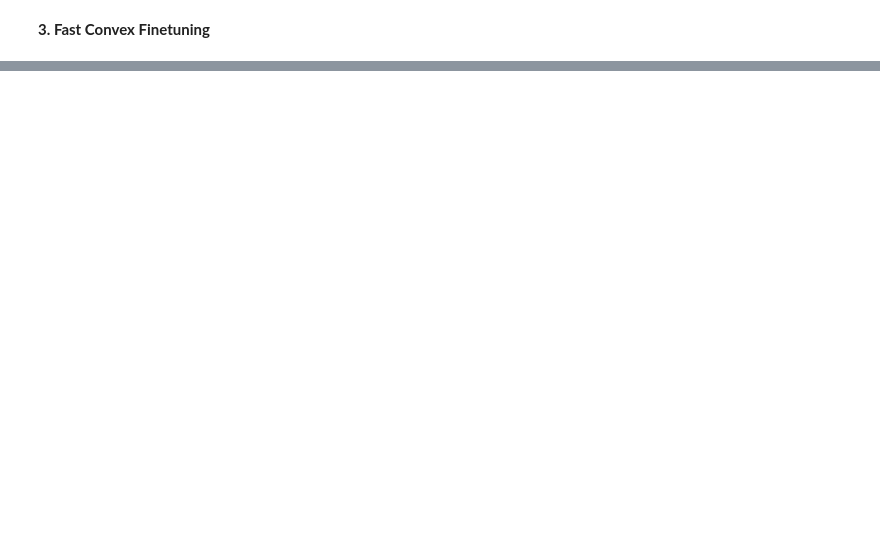
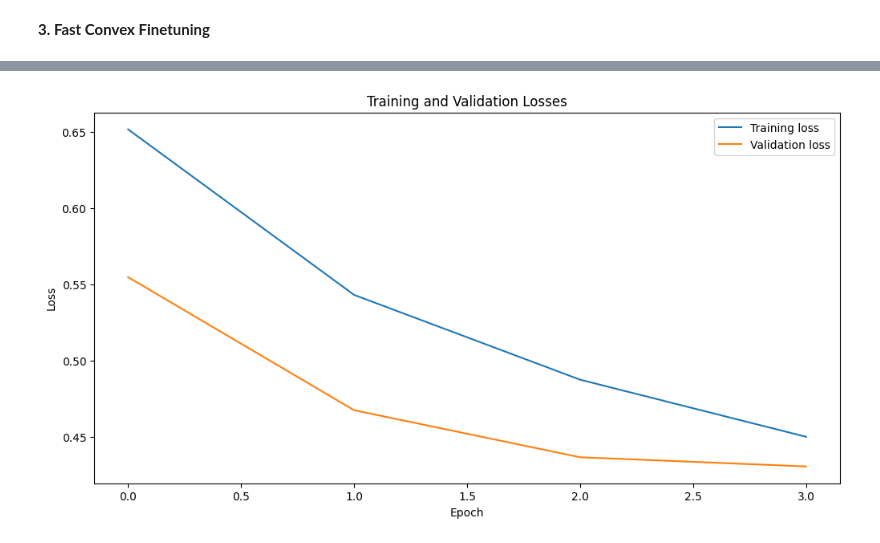
Before and after one commit to PuchToTalk/LLM, a Jupyter notebook: Sentiment_analysis.ipynb, the cells around one changed output, grey strips where cells are left out. Saved outputs shown, nothing was run; the diff lists cells and outputs as text; code cells hidden in the pictures; blank space fills up the shorter version.

```diff
--- a/Sentiment_analysis.ipynb
+++ b/Sentiment_analysis.ipynb
@@ -831,0 +1052,45 @@ print(np.argmax(test_result,axis = 1))
+# %%
+import matplotlib.pyplot as plt
+
+def train_and_plot(model, train_dataloader, val_dataloader, optimizer, scheduler, epochs=4):
+    train_losses = []
+    val_losses = []
+
+    for epoch in range(epochs):
+        model.train()
+        total_loss = 0
+        for batch in train_dataloader:
+            b_input_ids, b_attn_mask, b_labels = tuple(t.to("cpu") for t in batch)
+            optimizer.zero_grad()
+
+            logits = model(b_input_ids, b_attn_mask)
+            loss = loss_fn(logits, b_labels.float())
+            loss.backward()
+
+            optimizer.step()
+            scheduler.step()
+
+            total_loss += loss.item()
+
+        avg_train_loss = total_loss / len(train_dataloader)
+        train_losses.append(avg_train_loss)
+
+        val_loss, val_accuracy = evaluate(model, val_dataloader)
+        val_losses.append(val_loss)
+
+        print(f"Epoch {epoch+1}/{epochs} - Training Loss: {avg_train_loss:.4f}")
+        print(f"Epoch {epoch+1}/{epochs} - Validation Loss: {val_loss:.4f} - Validation Accuracy: {val_accuracy:.2f}%")
+
+    # Plotting
+    plt.figure(figsize=(12, 6))
+    plt.plot(train_losses, label='Training loss')
+    plt.plot(val_losses, label='Validation loss')
+    plt.title('Training and Validation Losses')
+    plt.xlabel('Epoch')
+    plt.ylabel('Loss')
+    plt.legend()
+    plt.show()
+# %%
+bert_classifier, optimizer, scheduler = initialize_model(epochs=10)
+train_and_plot(bert_classifier, train_dataloader, val_dataloader, optimizer, scheduler, epochs=4)
+# %% [output]
@@ -831,0 +1105 @@ print(np.argmax(test_result,axis = 1))
+[figure, added]
```
Also changed, not shown: parts of 28 cells of this notebook.
